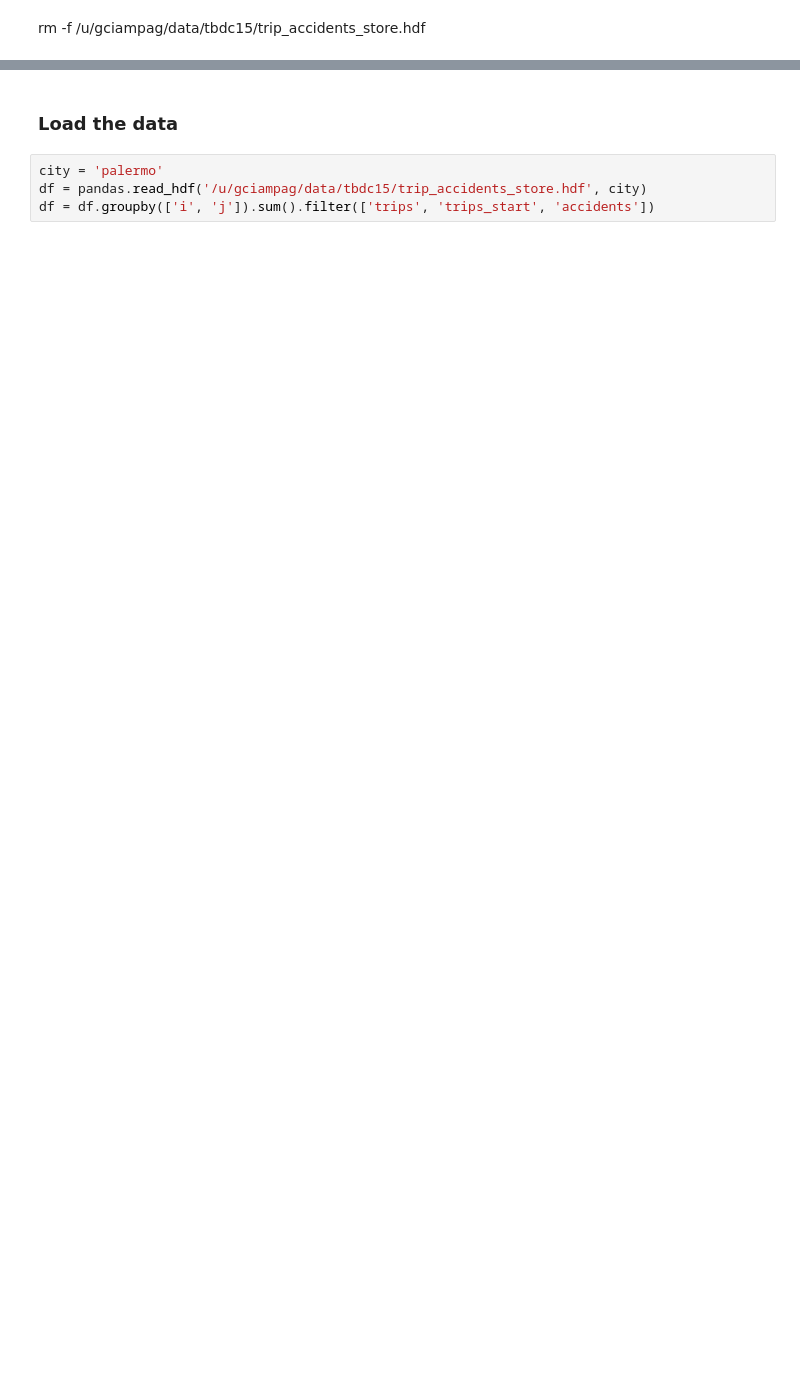
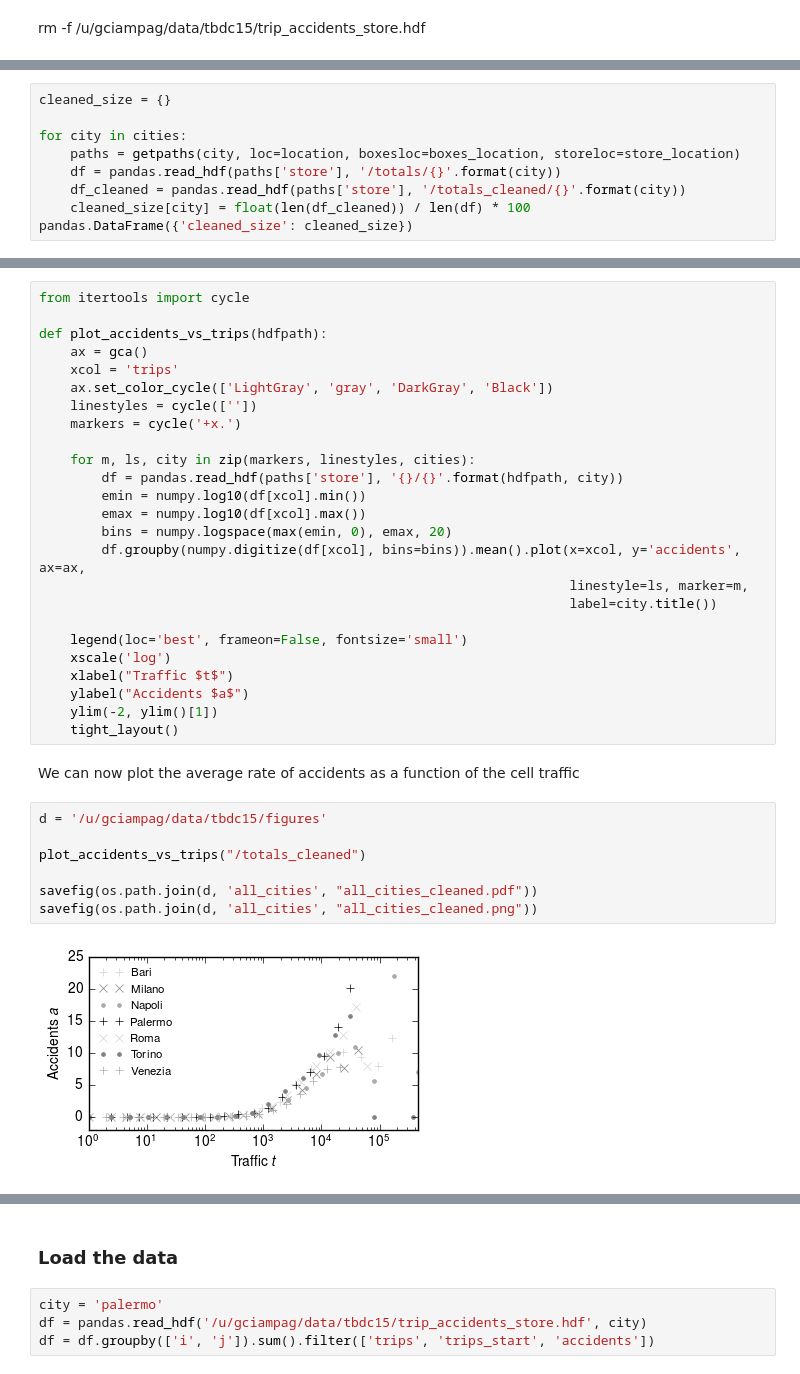
Before and after one commit to glciampaglia/tbdc15, a Jupyter notebook: Trips_accidents.ipynb, the cells around one changed output, grey strips where cells are left out. Cells and saved outputs as stored; diff of their text form; blank space fills up the shorter version.

```diff
--- a/Trips_accidents.ipynb
+++ b/Trips_accidents.ipynb
@@ -244,0 +606,9 @@ savefig("trips_trips_starts_scatter_{}_{}.png".format(city, scale))
+# %%
+cleaned_size = {}
+
+for city in cities:
+    paths = getpaths(city, loc=location, boxesloc=boxes_location, storeloc=store_location)
+    df = pandas.read_hdf(paths['store'], '/totals/{}'.format(city))
+    df_cleaned = pandas.read_hdf(paths['store'], '/totals_cleaned/{}'.format(city))
+    cleaned_size[city] = float(len(df_cleaned)) / len(df) * 100
+pandas.DataFrame({'cleaned_size': cleaned_size})
@@ -244,0 +624,36 @@ savefig("trips_trips_starts_scatter_{}_{}.png".format(city, scale))
+# %%
+from itertools import cycle
+
+def plot_accidents_vs_trips(hdfpath):
+    ax = gca()
+    xcol = 'trips'
+    ax.set_color_cycle(['LightGray', 'gray', 'DarkGray', 'Black'])
+    linestyles = cycle([''])
+    markers = cycle('+x.')
+
+    for m, ls, city in zip(markers, linestyles, cities):
+        df = pandas.read_hdf(paths['store'], '{}/{}'.format(hdfpath, city))
+        emin = numpy.log10(df[xcol].min())
+        emax = numpy.log10(df[xcol].max())
+        bins = numpy.logspace(max(emin, 0), emax, 20)
+        df.groupby(numpy.digitize(df[xcol], bins=bins)).mean().plot(x=xcol, y='accidents', ax=ax,
+                                                                    linestyle=ls, marker=m,
+                                                                    label=city.title())
+
+    legend(loc='best', frameon=False, fontsize='small')
+    xscale('log')
+    xlabel("Traffic $t$")
+    ylabel("Accidents $a$")
+    ylim(-2, ylim()[1])
+    tight_layout()
+# %% [markdown]
+We can now plot the average rate of accidents as a function of the cell traffic
+# %%
+d = '/u/gciampag/data/tbdc15/figures'
+
+plot_accidents_vs_trips("/totals_cleaned")
+
+savefig(os.path.join(d, 'all_cities', "all_cities_cleaned.pdf"))
+savefig(os.path.join(d, 'all_cities', "all_cities_cleaned.png"))
+# %% [output]
+[figure, added]
```
Also changed, not shown: parts of 100 cells of this notebook, 6 other files.
